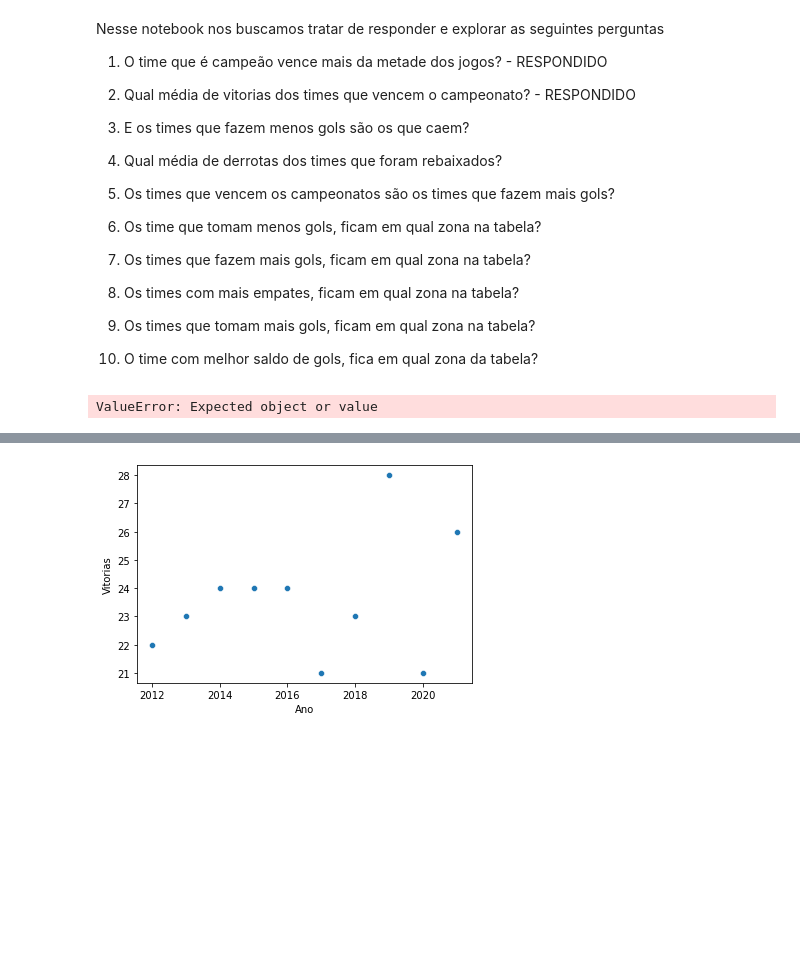
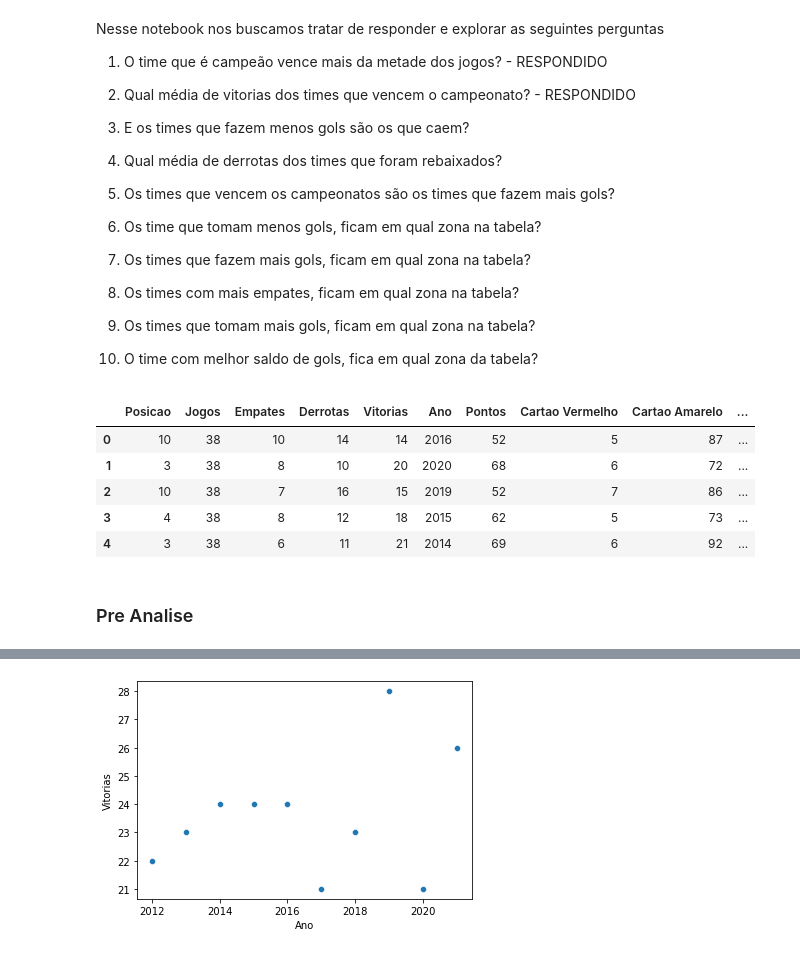
Before and after one commit to bjbomfim/INF1032_AnaliseDeDados_Brasileirao, a Jupyter notebook: primeiraEntrega.ipynb, the cells around one changed output, grey strips where cells are left out. Saved outputs shown, nothing was run; the diff lists cells and outputs as text; code cells hidden in the pictures; blank space fills up the shorter version.

```diff
--- a/primeiraEntrega.ipynb
+++ b/primeiraEntrega.ipynb
@@ -45,9 +44,17 @@ Nesse notebook nos buscamos tratar de responder e explorar as seguintes pergunta
 # %%
 import pandas as pd
 import numpy as np
 import seaborn as sns
 import matplotlib.pyplot as plt
 
-listaBrasileirao = pd.read_json('dataset/listaBrasileirao.json')
+dfBrasileirao = pd.read_json('dataset/listaBrasileirao.json')
+dfBrasileirao.head()
 # %% [output]
-ValueError: Expected object or value
+|  | Posicao | Jogos | Empates | Derrotas | Vitorias | Ano | Pontos | Cartao Vermelho | Cartao Amarelo | ... |
+| 0 | 10 | 38 | 10 | 14 | 14 | 2016 | 52 | 5 | 87 | ... |
+| 1 | 3 | 38 | 8 | 10 | 20 | 2020 | 68 | 6 | 72 | ... |
+| 2 | 10 | 38 | 7 | 16 | 15 | 2019 | 52 | 7 | 86 | ... |
+| 3 | 4 | 38 | 8 | 12 | 18 | 2015 | 62 | 5 | 73 | ... |
+| 4 | 3 | 38 | 6 | 11 | 21 | 2014 | 69 | 6 | 92 | ... |
+# %% [markdown]
+### Pre Analise
```
Also changed, not shown: parts of 13 cells of this notebook.
